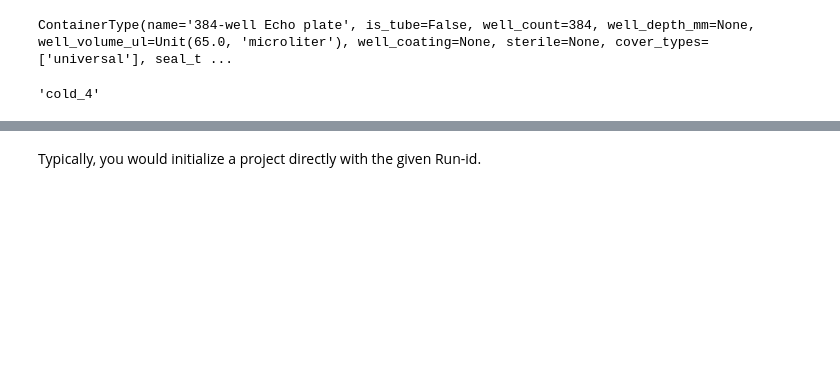
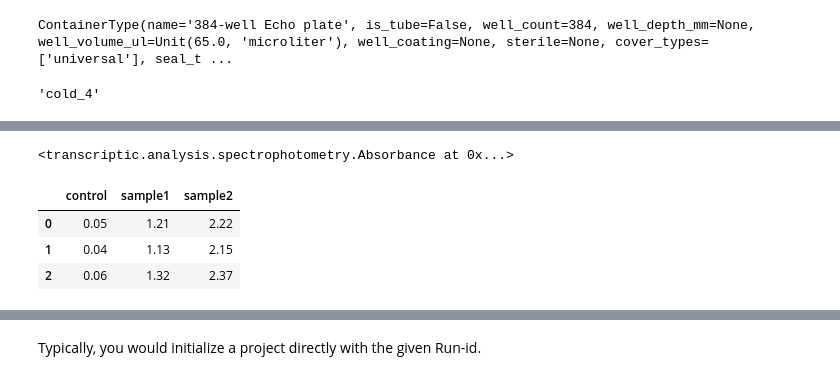
Before and after one commit to strateos/transcriptic, a Jupyter notebook: notebooks/objects.ipynb, the cells around one changed output, grey strips where cells are left out. Saved outputs shown, nothing was run; the diff lists cells and outputs as text; code cells hidden in the pictures; blank space fills up the shorter version.

```diff
--- a/notebooks/objects.ipynb
+++ b/notebooks/objects.ipynb
@@ -140,0 +156,16 @@ No datasets were found.
+# %%
+abs_dataset = Absorbance(
+    my_run.Datasets.loc[0],
+    ["control", "sample1", "sample2"],
+    group_wells = [[0,1,2], [12, 13, 14], [24, 25, 26]]
+)
+abs_dataset
+# %% [output]
+<transcriptic.analysis.spectrophotometry.Absorbance at 0x...>
+# %%
+abs_dataset.df
+# %% [output]
+|  | control | sample1 | sample2 |
+| 0 | 0.05 | 1.21 | 2.22 |
+| 1 | 0.04 | 1.13 | 2.15 |
+| 2 | 0.06 | 1.32 | 2.37 |
```
Also changed, not shown: parts of 11 cells of this notebook, 21 other files.
